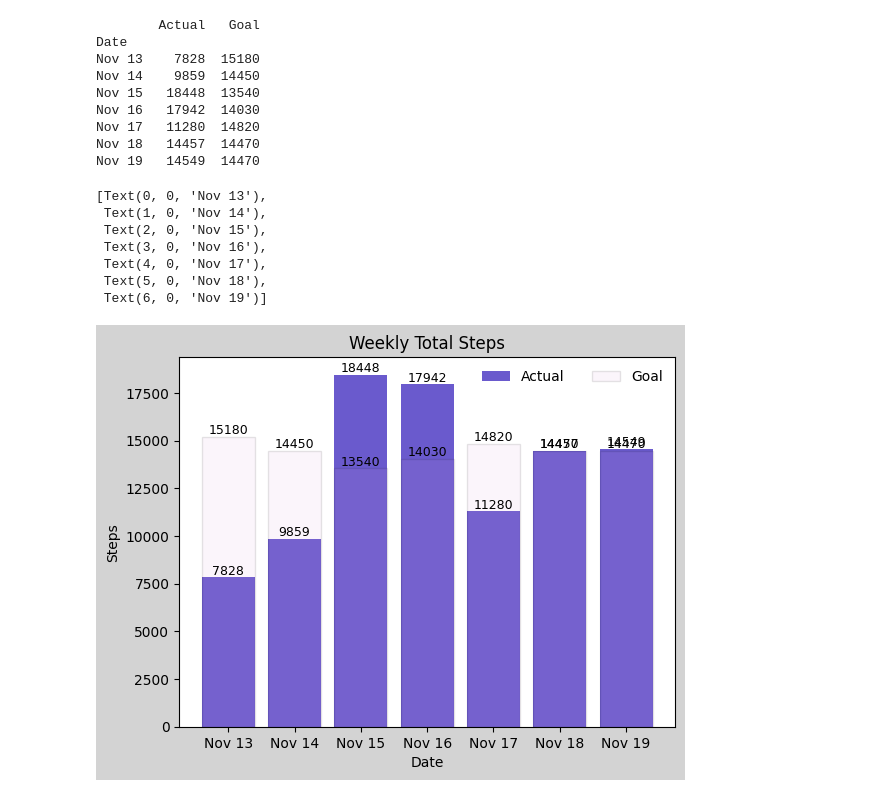
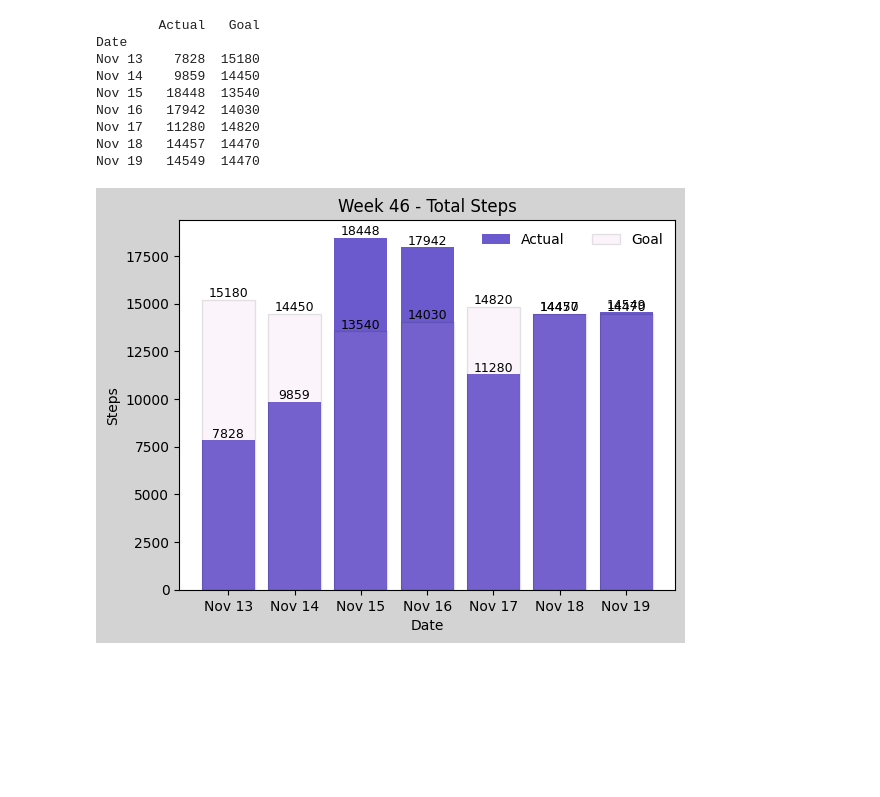
Before and after one commit to Jacob-CL/Biometrics, a Jupyter notebook: StepsAnalysis.ipynb, the cells around one changed output. Drawn from its saved outputs; the diff is of its cells as text; code cells hidden in the pictures; blank space fills up the shorter version.

Commit message:
Steps looking better

```diff
--- a/StepsAnalysis.ipynb
+++ b/StepsAnalysis.ipynb
@@ -48,39 +48,35 @@ df = steps
 
 # Plotting the bars
 fig, ax = plt.subplots()
 
 # Positions of the bar groups
 bar_positions = np.arange(len(df))
 
 # Plotting Actual and Goal data
 ax.bar(bar_positions, df['Actual'], label='Actual', alpha=1, color='slateblue')
 ax.bar(bar_positions, df['Goal'], label='Goal', alpha=0.1, color='plum', edgecolor='black')
 
 # Annotating bars
 for p in ax.patches:
     width, height = p.get_width(), p.get_height()
     x, y = p.get_xy()
     ax.text(x + width/2, y + height, '{:.0f}'.format(height), ha='center', va='bottom', size=9)
 
 # Setting the background color
 fig.set_facecolor('lightgrey')
 ax.set_facecolor('white')
 
 # Customizing the legend, labels, and title
 ax.legend(loc='upper right', frameon=False, ncol=2)
 ax.set_xlabel('Date', color='black')
 ax.set_ylabel('Steps', color='black')
-ax.set_title('Weekly Total Steps', color='black')
+ax.set_title(week + ' - Total Steps', color='black')
 
 # ax.set_xticks(bar_positions) puts index[0] at the first bar, rather than ON the y-axis
 ax.set_xticks(bar_positions)
 ax.set_xticklabels(df.index)
+
+# This does show the fig/ax but also removes all the weird text that appears
+plt.show()
 # %% [output]
-[Text(0, 0, 'Nov 13'),
- Text(1, 0, 'Nov 14'),
- Text(2, 0, 'Nov 15'),
- Text(3, 0, 'Nov 16'),
- Text(4, 0, 'Nov 17'),
- Text(5, 0, 'Nov 18'),
- Text(6, 0, 'Nov 19')]
-[figure, old version]
+[figure, new version]
```
